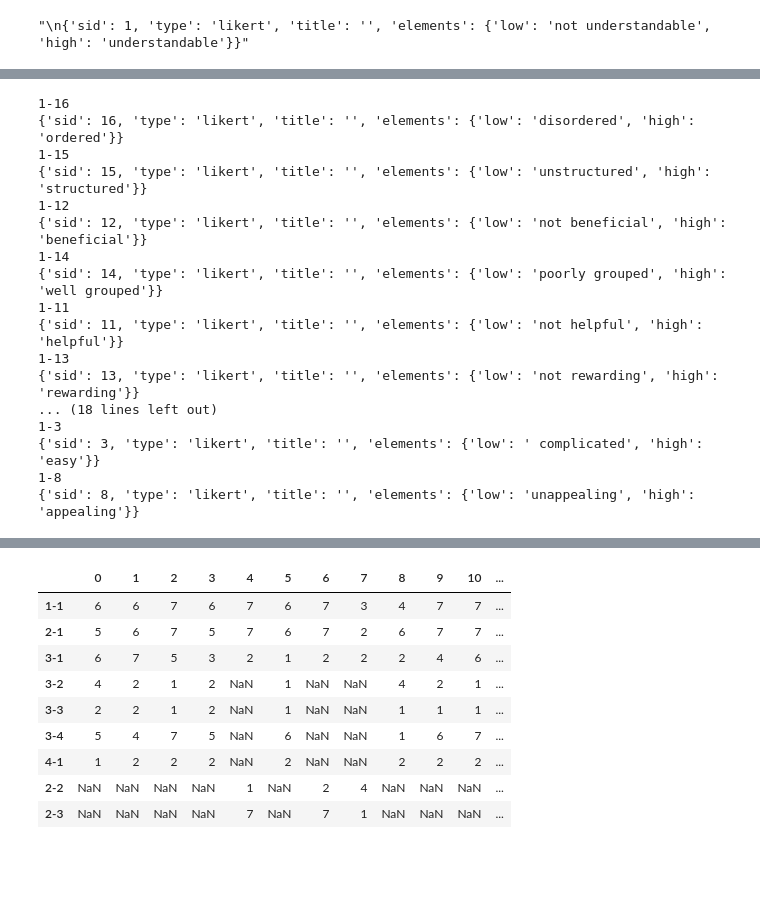
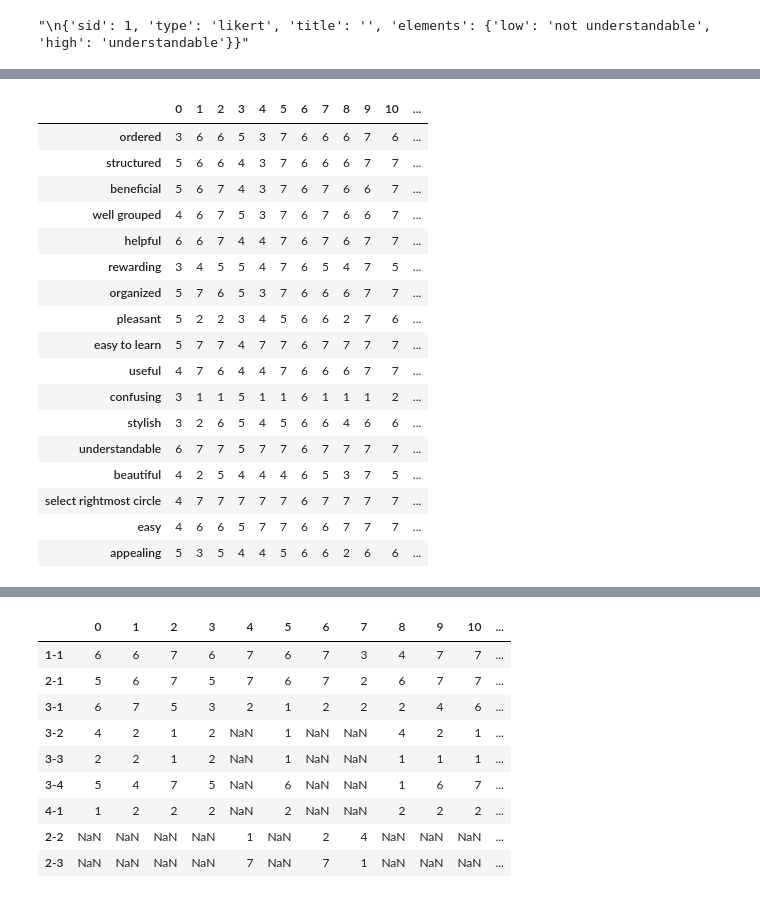
Before and after one commit to rizupaudel/designStudy, a Jupyter notebook: priming/analysis.ipynb, the cells around one changed output, grey strips where cells are left out. Cells and saved outputs as stored; diff of their text form; code cells hidden in the pictures; blank space fills up the shorter version.

Commit message:
Added categories in data

```diff
--- a/priming/analysis.ipynb
+++ b/priming/analysis.ipynb
@@ -293,27 +286,30 @@ quest
 # %%
 # quest
 import json
-quest = pd.DataFrame(survey_response_df['7'].to_dict())
+quest = pd.DataFrame(survey_response_df['7'].to_dict()).astype(int)
+new_index = {}
+for qsid in quest.index:
+    new_index[qsid] = json.loads(get_qdetails('7', qsid).replace("'", '"')).get('elements').get('high')
+new_index
+quest = quest.rename(new_index)
+quest['mean'] = quest.mean(axis=1)
 quest
-for qsid in quest.index:
-    print(qsid)
-    print(get_qdetails('7', qsid).strip())
-    # print(json.loads(get_qdetails('7', qsid).strip()).get('sid'))
 # %% [output]
-1-16
-{'sid': 16, 'type': 'likert', 'title': '', 'elements': {'low': 'disordered', 'high': 'ordered'}}
-1-15
-{'sid': 15, 'type': 'likert', 'title': '', 'elements': {'low': 'unstructured', 'high': 'structured'}}
-1-12
-{'sid': 12, 'type': 'likert', 'title': '', 'elements': {'low': 'not beneficial', 'high': 'beneficial'}}
-1-14
-{'sid': 14, 'type': 'likert', 'title': '', 'elements': {'low': 'poorly grouped', 'high': 'well grouped'}}
-1-11
-{'sid': 11, 'type': 'likert', 'title': '', 'elements': {'low': 'not helpful', 'high': 'helpful'}}
-1-13
-{'sid': 13, 'type': 'likert', 'title': '', 'elements': {'low': 'not rewarding', 'high': 'rewarding'}}
-... (18 lines left out)
-1-3
-{'sid': 3, 'type': 'likert', 'title': '', 'elements': {'low': ' complicated', 'high': 'easy'}}
-1-8
-{'sid': 8, 'type': 'likert', 'title': '', 'elements': {'low': 'unappealing', 'high': 'appealing'}}
+|  | 0 | 1 | 2 | 3 | 4 | 5 | 6 | 7 | 8 | 9 | 10 | ... |
+| ordered | 3 | 6 | 6 | 5 | 3 | 7 | 6 | 6 | 6 | 7 | 6 | ... |
+| structured | 5 | 6 | 6 | 4 | 3 | 7 | 6 | 6 | 6 | 7 | 7 | ... |
+| beneficial | 5 | 6 | 7 | 4 | 3 | 7 | 6 | 7 | 6 | 6 | 7 | ... |
+| well grouped | 4 | 6 | 7 | 5 | 3 | 7 | 6 | 7 | 6 | 6 | 7 | ... |
+| helpful | 6 | 6 | 7 | 4 | 4 | 7 | 6 | 7 | 6 | 7 | 7 | ... |
+| rewarding | 3 | 4 | 5 | 5 | 4 | 7 | 6 | 5 | 4 | 7 | 5 | ... |
+| organized | 5 | 7 | 6 | 5 | 3 | 7 | 6 | 6 | 6 | 7 | 7 | ... |
+| pleasant | 5 | 2 | 2 | 3 | 4 | 5 | 6 | 6 | 2 | 7 | 6 | ... |
+| easy to learn | 5 | 7 | 7 | 4 | 7 | 7 | 6 | 7 | 7 | 7 | 7 | ... |
+| useful | 4 | 7 | 6 | 4 | 4 | 7 | 6 | 6 | 6 | 7 | 7 | ... |
+| confusing | 3 | 1 | 1 | 5 | 1 | 1 | 6 | 1 | 1 | 1 | 2 | ... |
+| stylish | 3 | 2 | 6 | 5 | 4 | 5 | 6 | 6 | 4 | 6 | 6 | ... |
+| understandable | 6 | 7 | 7 | 5 | 7 | 7 | 6 | 7 | 7 | 7 | 7 | ... |
+| beautiful | 4 | 2 | 5 | 4 | 4 | 4 | 6 | 5 | 3 | 7 | 5 | ... |
+| select rightmost circle | 4 | 7 | 7 | 7 | 7 | 7 | 6 | 7 | 7 | 7 | 7 | ... |
+| easy | 4 | 6 | 6 | 5 | 7 | 7 | 6 | 6 | 7 | 7 | 7 | ... |
+| appealing | 5 | 3 | 5 | 4 | 4 | 5 | 6 | 6 | 2 | 6 | 6 | ... |
```
Also changed, not shown: parts of 5 cells of this notebook, 1 other file.
